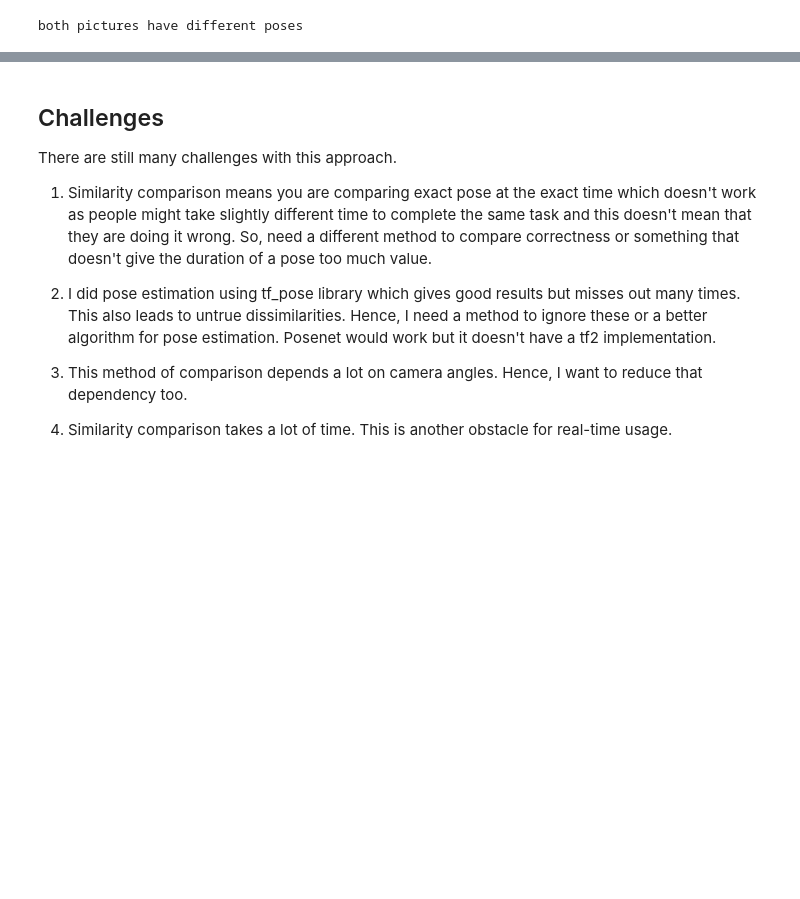
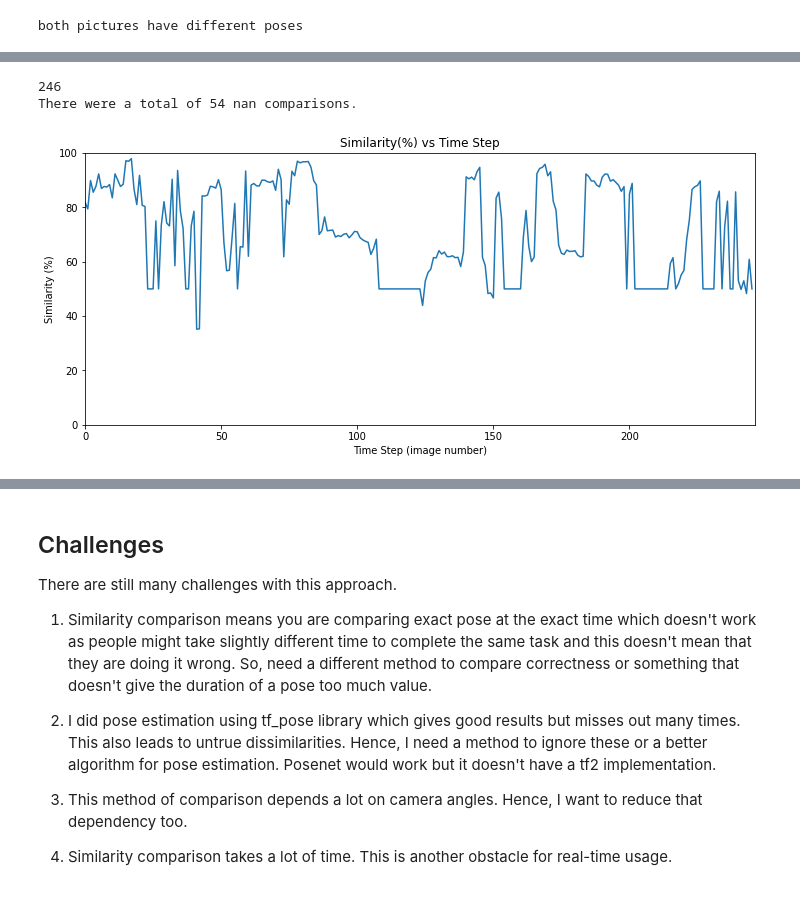
Before and after one commit to Shubhranshu-Malhotra/Yoga-Pose-Comparison, a Jupyter notebook: Yoga_Supervisor_pilot_project.ipynb, the cells around one changed output, grey strips where cells are left out. Cells and saved outputs as stored; diff of their text form; code cells hidden in the pictures; blank space fills up the shorter version.

```diff
--- a/Yoga_Supervisor_pilot_project.ipynb
+++ b/Yoga_Supervisor_pilot_project.ipynb
@@ -750,0 +915,11 @@ def get_similarity(image_points, reference_points):
+# %%
+def plot_similarties_graph(similarities):
+  """
+  plots a graph of similarities with respect to time step.
+  """
+  plt.figure(figsize=(12,5))
+  plt.axis([0, len(similarities), 0, 100])
+  plt.xlabel('Time Step (image number)')
+  plt.ylabel('Similarity (%)')
+  plt.title('Similarity(%) vs Time Step')
+  plt.plot(range(0, len(similarities)), similarities)
@@ -750,0 +948,8 @@ def get_similarity(image_points, reference_points):
+# %%
+# Can be functionalized
+img_path = '/content/drive/MyDrive/Datasets/yoga_supervisor/extracted_images/surya_namaskar_1/'
+all_sn1_keypoints = {}
+for name in surya_namaskar_1_rounds.keys():
+  path = img_path + name + '/'
+  all_intermediate_keypoints = get_all_keypoints(path, global_e)
+  all_sn1_keypoints[name] = all_intermediate_keypoints
@@ -750,0 +1004,8 @@ def get_similarity(image_points, reference_points):
+# %%
+# Can be functionalized
+img_path = '/content/drive/MyDrive/Datasets/yoga_supervisor/extracted_images/surya_namaskar_2/'
+all_sn2_keypoints = {}
+for name in surya_namaskar_2_rounds.keys():
+  path = img_path + name + '/'
+  all_intermediate_keypoints = get_all_keypoints(path, global_e)
+  all_sn2_keypoints[name] = all_intermediate_keypoints
@@ -751 +1032,13 @@ def get_similarity(image_points, reference_points):
+# %%
+num_nan, similarities = compare_video_images(all_sn1_keypoints['surya_namaskar_1_1_R'], all_sn2_keypoints['surya_namaskar_2_1_R'])
+print(len(similarities))
+print(f'There were a total of {num_nan} nan comparisons.')
+# print(similarities)
+# %% [output]
+246
+There were a total of 54 nan comparisons.
+# %%
+plot_similarties_graph(similarities)
+# %% [output]
+[figure, added]
 # %%
```
Also changed, not shown: parts of 35 cells of this notebook.
